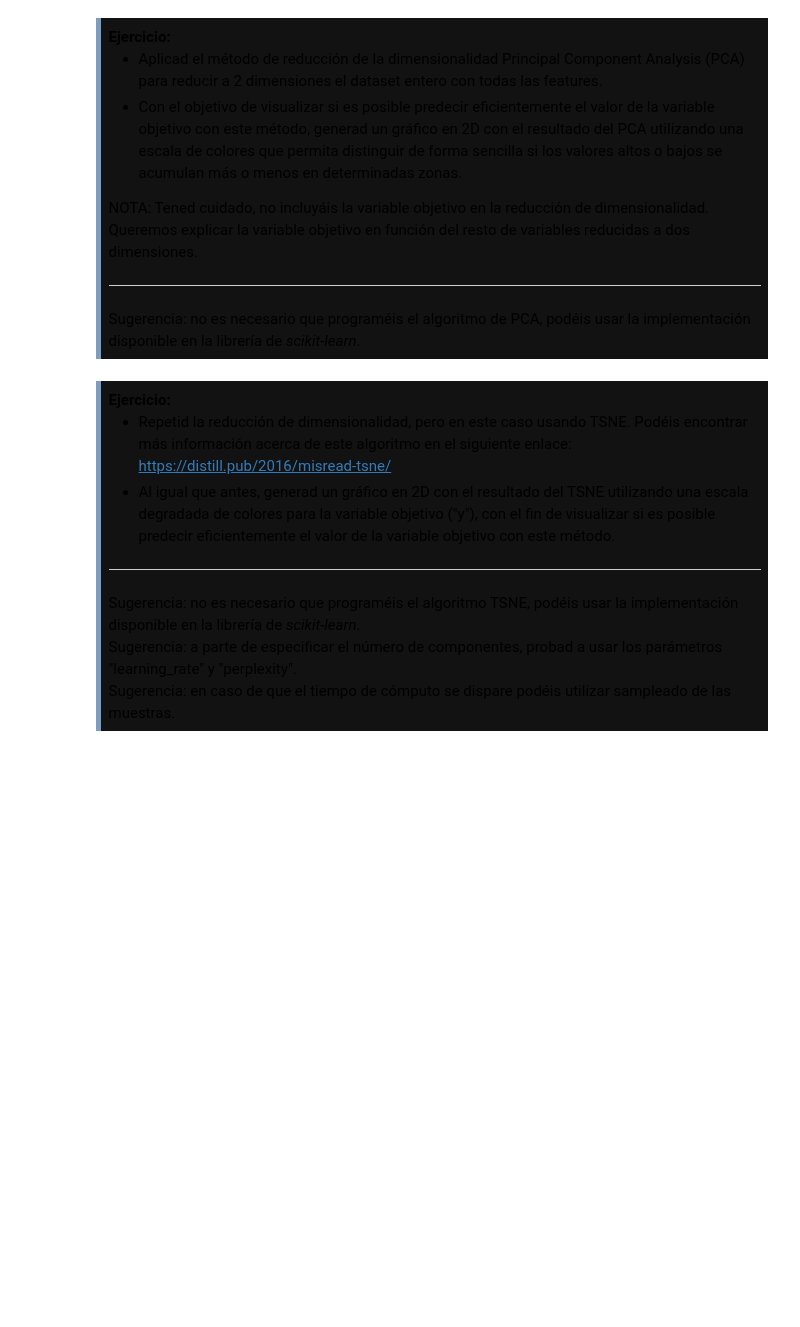
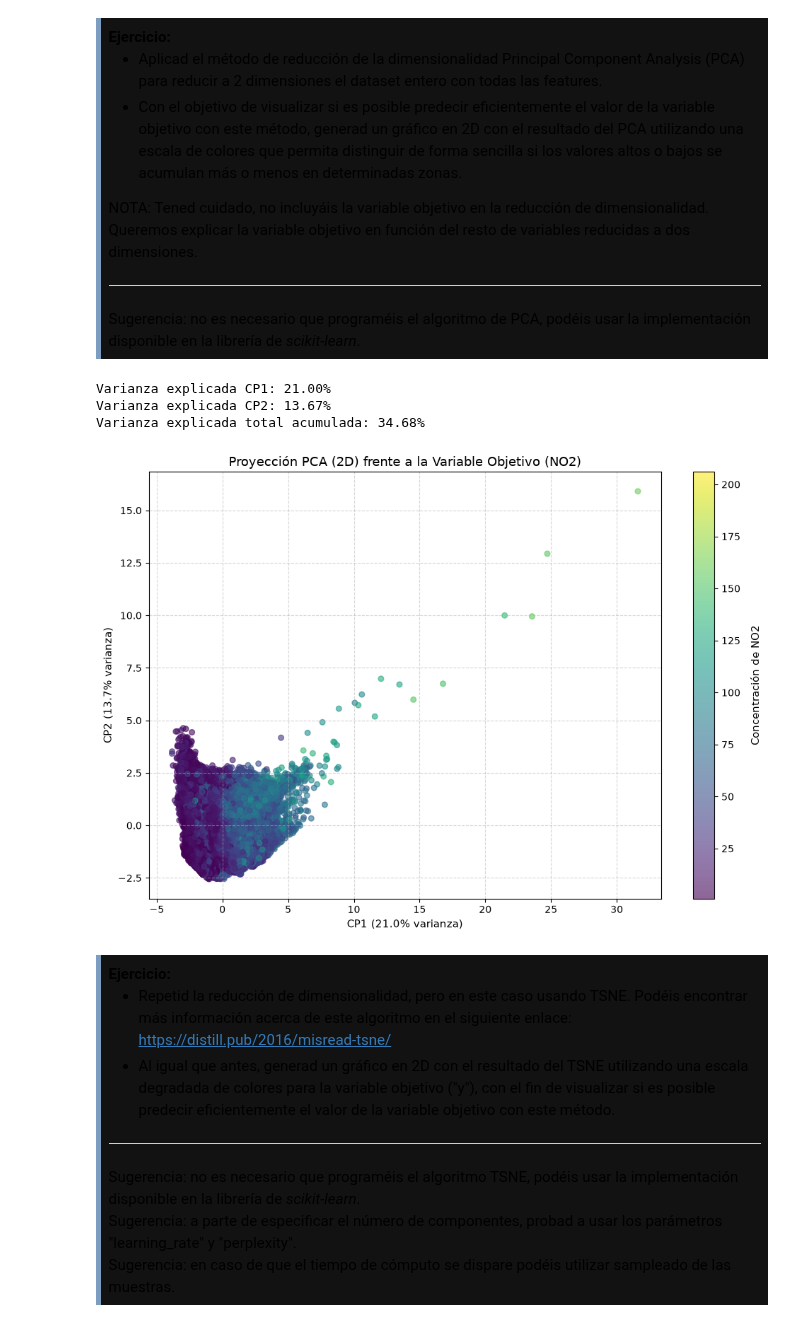
Before and after one commit to Axton-Industries/Aprendizaje-Automatico, a Jupyter notebook: PEC1/M2.891_20261_PEC1-Enunciado.ipynb, the cells around one changed output. Saved outputs shown, nothing was run; the diff lists cells and outputs as text; code cells hidden in the pictures; blank space fills up the shorter version.

```diff
--- a/PEC1/M2.891_20261_PEC1-Enunciado.ipynb
+++ b/PEC1/M2.891_20261_PEC1-Enunciado.ipynb
@@ -722,6 +724,55 @@ NOTA: Tened cuidado, no incluyáis la variable objetivo en la reducción de dime
 <hr>
 Sugerencia: no es necesario que programéis el algoritmo de PCA, podéis usar la implementación disponible en la librería de <i>scikit-learn</i>.<br>
 </div>
+# %%
+#  REDUCCIÓN DE DIMENSIONALIDAD (PCA a 2 Dimensiones)
+pca = PCA(n_components=2, random_state=42)
+
+# Entrenamos PCA con  el dataset entero con todas las features, X
+X_pca = pca.fit_transform(X)
+
+# Varianza explicada por componente principal y total acumulada
+var_exp = pca.explained_variance_ratio_
+print(f"Varianza explicada CP1: {var_exp[0]*100:.2f}%")
+print(f"Varianza explicada CP2: {var_exp[1]*100:.2f}%")
+print(f"Varianza explicada total acumulada: {sum(var_exp)*100:.2f}%")
+# %% [output]
+Varianza explicada CP1: 21.00%
+Varianza explicada CP2: 13.67%
+Varianza explicada total acumulada: 34.68%
+# %%
+#  VISUALIZACIÓN EN 2D CON ESCALA DE COLORES
+
+# DataFrame auxiliar con los 2 componentes y la variable objetivo (y)
+df_pca = pd.DataFrame(
+    X_pca, columns=["Componente Principal 1", "Componente Principal 2"]
+)
+df_pca["NO2"] = y.values
+
+# Generamos el gráfico 2D con mapa de color continuo
+plt.figure(figsize=(10, 7))
+
+scatter = plt.scatter(
+    df_pca["Componente Principal 1"],
+    df_pca["Componente Principal 2"],
+    c=df_pca["NO2"],
+    alpha=0.6,
+    s=30,
+)
+
+# Barra de colores para interpretar los valores de NO2
+cbar = plt.colorbar(scatter)
+cbar.set_label("Concentración de NO2", fontsize=11, labelpad=10)
+
+plt.title("Proyección PCA (2D) frente a la Variable Objetivo (NO2)", fontsize=13)
+plt.xlabel(f"CP1 ({var_exp[0]*100:.1f}% varianza)", fontsize=11)
+plt.ylabel(f"CP2 ({var_exp[1]*100:.1f}% varianza)", fontsize=11)
+plt.grid(True, linestyle="--", alpha=0.5)
+
+plt.tight_layout()
+plt.show()
+# %% [output]
+[figure, added]
 # %% [markdown]
 <div style="background-color: #121213; border-color: #7C9DBF; border-left: 5px solid #7C9DBF; padding: 0.5em;">
 <strong>Ejercicio:</strong><br>
```
Also changed, not shown: parts of 7 cells of this notebook.
